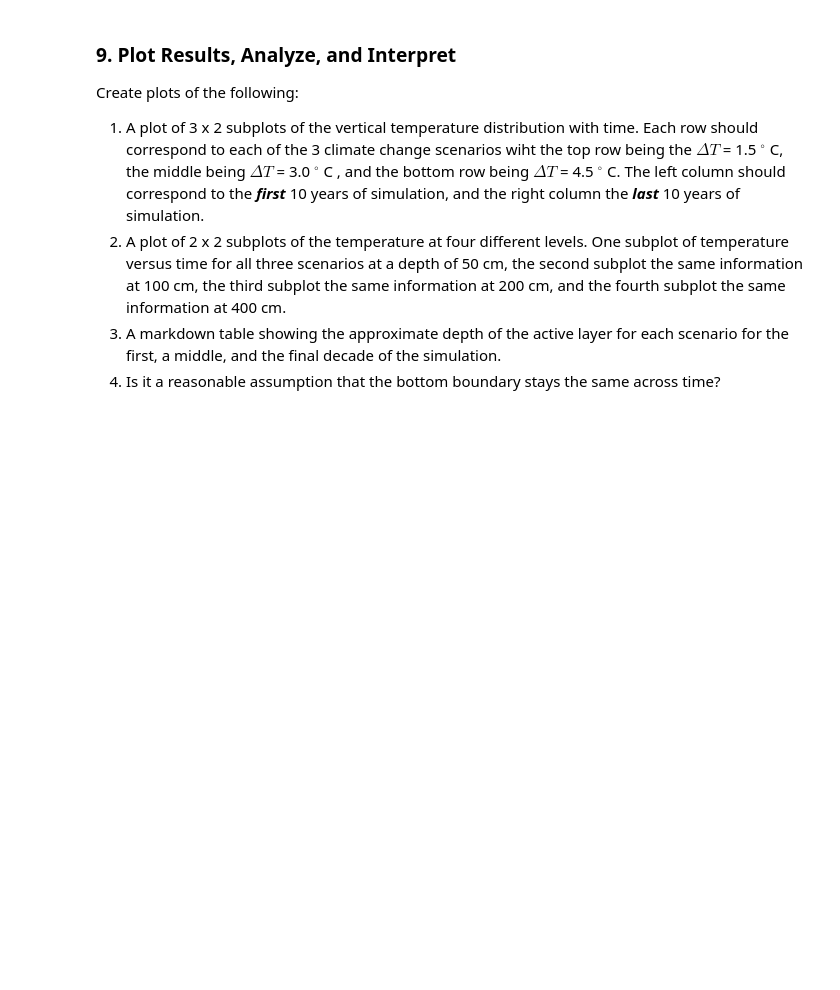
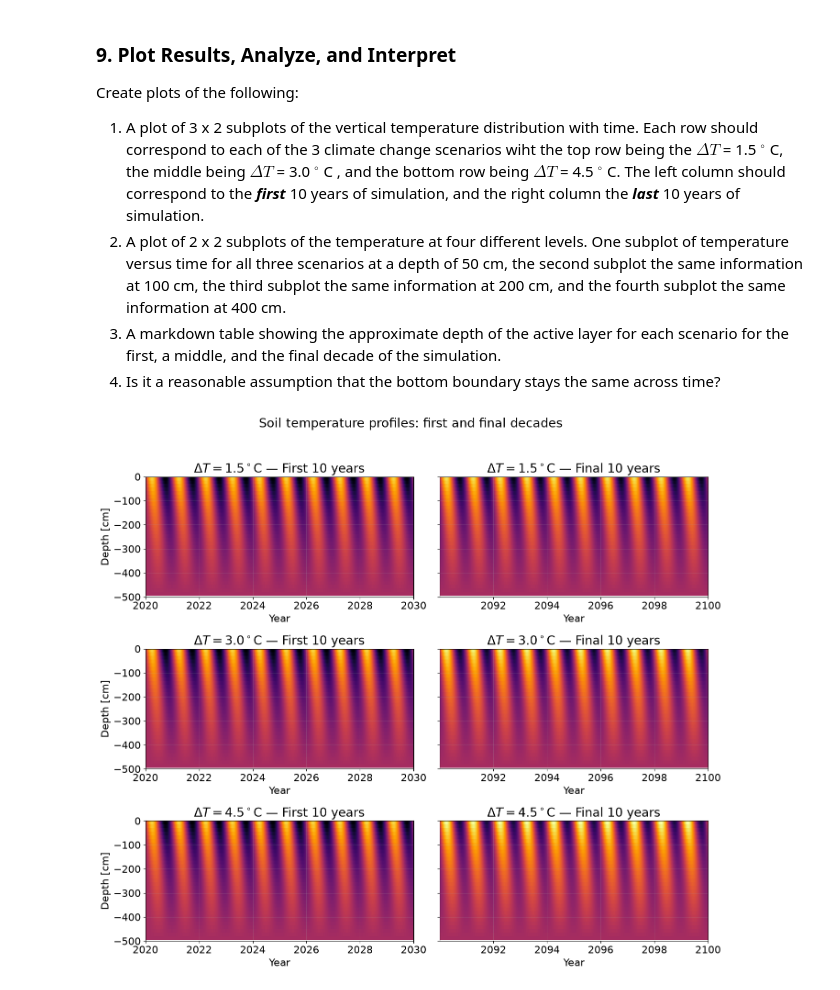
Before and after one commit to bgaffne/GEOS-518-BVG26-psets, a Jupyter notebook: mod03_1D-Diffusion-Assignment.ipynb, the cells around one changed output. Saved outputs shown, nothing was run; the diff lists cells and outputs as text; code cells hidden in the pictures; blank space fills up the shorter version.

```diff
--- a/mod03_1D-Diffusion-Assignment.ipynb
+++ b/mod03_1D-Diffusion-Assignment.ipynb
@@ -174,18 +174,3 @@ Diffusion number 0.41081821294077364
 Ts = np.zeros((Nz,Nt))
 # %% [markdown]
 ### 8. Apply Solution And Compute Temperatures
-# %%
-# Solve all three scenarios with the implicit finite-difference scheme.
-scenario_tops = np.vstack((Ttop_15, Ttop_30, Ttop_45))
-scenario_temperatures = np.empty((3, Nz, Nt))
-scenario_temperatures[:, :, 0] = np.squeeze(Ts0)
-A_inverse = np.linalg.inv(A)
-
-for i in range(1, Nt):
-    rhs = scenario_temperatures[:, :, i - 1].T.copy()
-    rhs[0, :] = scenario_tops[:, i]
-    rhs[-1, :] = Tbottom
-    scenario_temperatures[:, :, i] = (A_inverse @ rhs).T
-
-Ts_15, Ts_30, Ts_45 = scenario_temperatures
-# Keep Ts as the 1.5 °C result for compatibility with the earlier example.
@@ -202,0 +207,56 @@ Create plots of the following:
+# %%
+#1
+scenario_names = [
+    r'$\Delta T = 1.5^\circ$C',
+    r'$\Delta T = 3.0^\circ$C',
+    r'$\Delta T = 4.5^\circ$C'
+]
+scenario_temperatures = [Ts_15, Ts_30, Ts_45]
+
+decades = [
+    ("First 10 years", t0, t0 + 10),
+    ("Final 10 years", tf - 10, tf)
+]
+
+# Use the same color range for every subplot so temperatures are comparable.
+vmin = min(Ts.min() for Ts in scenario_temperatures)
+vmax = max(Ts.max() for Ts in scenario_temperatures)
+
+fig, axes = plt.subplots(3, 2, figsize=(14, 12), sharey=True)
+
+for col, (decade_name, start, end) in enumerate(decades):
+    # Include the end date for the final decade; avoid duplicating the
+    # boundary year in the first decade.
+    if decade_name == "Final 10 years":
+        time_mask = (t >= start) & (t <= end)
+    else:
+        time_mask = (t >= start) & (t < end)
+
+    for row, (scenario_name, temperatures) in enumerate(
+        zip(scenario_names, scenario_temperatures)
+    ):
+        ax = axes[row, col]
+        image = ax.pcolormesh(
+            t[time_mask],
+            -z,
+            temperatures[:, time_mask],
+            shading="auto",
+            cmap="inferno",
+            vmin=vmin,
+            vmax=vmax
+        )
+        ax.set_title(f"{scenario_name} — {decade_name}")
+        ax.set_xlabel("Year")
+        ax.set_ylim(-zs, 0)
+        ax.grid(alpha=0.2)
+
+        if col == 0:
+            ax.set_ylabel("Depth [cm]")
+
+
+
+fig.suptitle("Soil temperature profiles: first and final decades", y=1.02)
+fig.tight_layout()
+plt.show()
+# %% [output]
+[figure, added]
```
Also changed, not shown: parts of 4 cells of this notebook.
